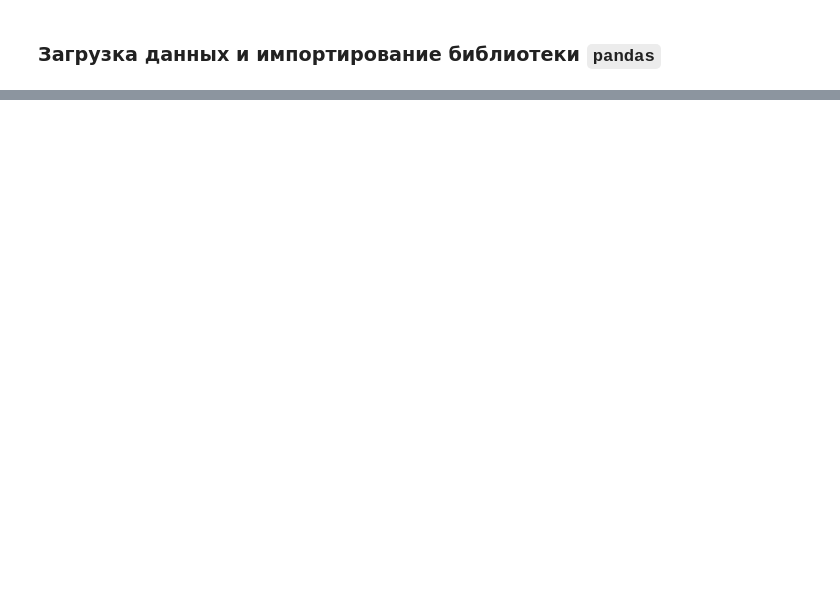
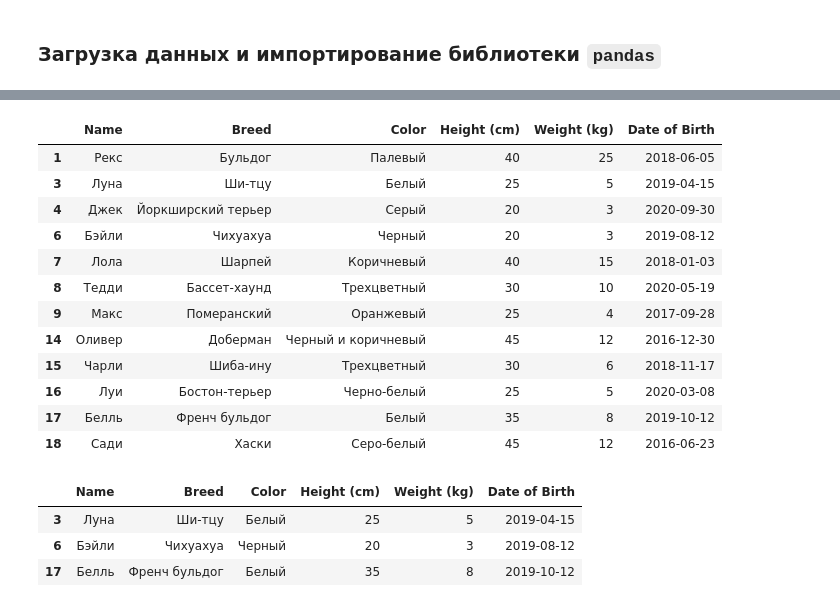
Before and after one commit to golubnichiy/bigdata_0325, a Jupyter notebook: source_01.ipynb, the cells around one changed output, grey strips where cells are left out. Cells and saved outputs as stored; diff of their text form; code cells hidden in the pictures; blank space fills up the shorter version.

```diff
--- a/source_01.ipynb
+++ b/source_01.ipynb
@@ -26,0 +278,26 @@ print(dogs)
+# %%
+is_small = dogs['Height (cm)'] < 50
+is_black = dogs['Color'] == 'Черный'
+dogs[is_small | is_black]
+# %% [output]
+|  | Name | Breed | Color | Height (cm) | Weight (kg) | Date of Birth |
+| 1 | Рекс | Бульдог | Палевый | 40 | 25 | 2018-06-05 |
+| 3 | Луна | Ши-тцу | Белый | 25 | 5 | 2019-04-15 |
+| 4 | Джек | Йоркширский терьер | Серый | 20 | 3 | 2020-09-30 |
+| 6 | Бэйли | Чихуахуа | Черный | 20 | 3 | 2019-08-12 |
+| 7 | Лола | Шарпей | Коричневый | 40 | 15 | 2018-01-03 |
+| 8 | Тедди | Бассет-хаунд | Трехцветный | 30 | 10 | 2020-05-19 |
+| 9 | Макс | Померанский | Оранжевый | 25 | 4 | 2017-09-28 |
+| 14 | Оливер | Доберман | Черный и коричневый | 45 | 12 | 2016-12-30 |
+| 15 | Чарли | Шиба-ину | Трехцветный | 30 | 6 | 2018-11-17 |
+| 16 | Луи | Бостон-терьер | Черно-белый | 25 | 5 | 2020-03-08 |
+| 17 | Белль | Френч бульдог | Белый | 35 | 8 | 2019-10-12 |
+| 18 | Сади | Хаски | Серо-белый | 45 | 12 | 2016-06-23 |
+# %%
+is_black_or_white = dogs['Color'].isin(['Черный', 'Белый'])
+dogs[is_black_or_white]
+# %% [output]
+|  | Name | Breed | Color | Height (cm) | Weight (kg) | Date of Birth |
+| 3 | Луна | Ши-тцу | Белый | 25 | 5 | 2019-04-15 |
+| 6 | Бэйли | Чихуахуа | Черный | 20 | 3 | 2019-08-12 |
+| 17 | Белль | Френч бульдог | Белый | 35 | 8 | 2019-10-12 |
```
Also changed, not shown: parts of 28 cells of this notebook, 1 other file.
